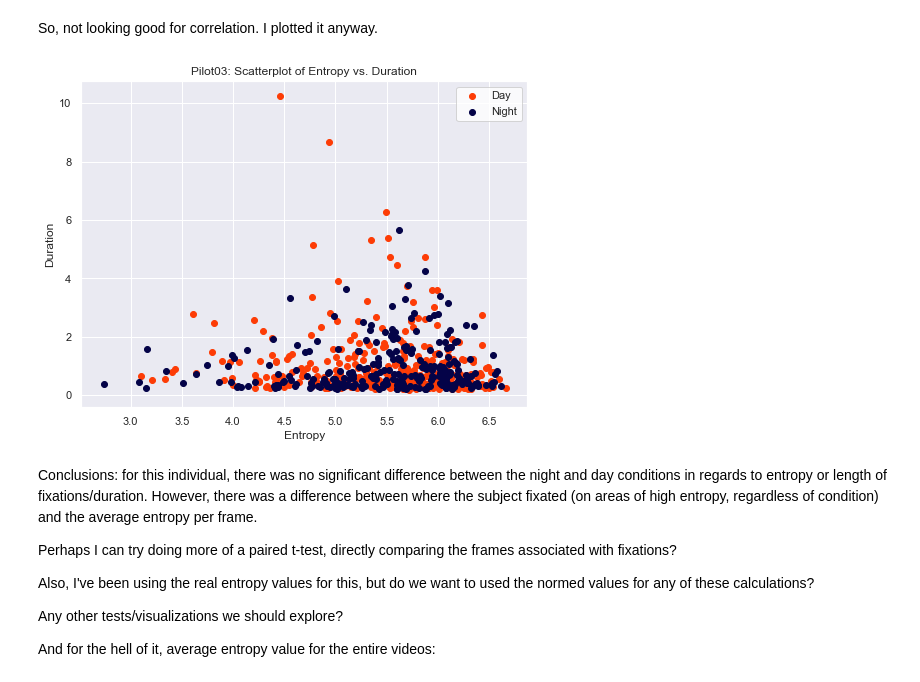
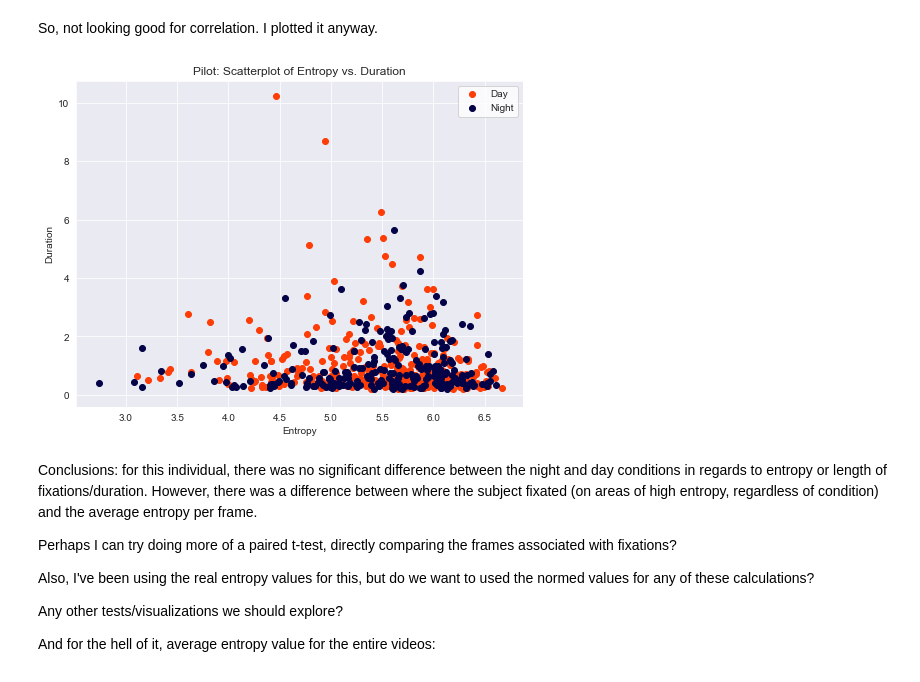
Before and after one commit to sydneykessler/street_view, a Jupyter notebook: entropy_plots.ipynb, the cells around one changed output. Drawn from its saved outputs; the diff is of its cells as text; code cells hidden in the pictures.

```diff
--- a/entropy_plots.ipynb
+++ b/entropy_plots.ipynb
@@ -3,17 +3,19 @@ from matplotlib import pyplot as plt
 from matplotlib import animation
 from numpy import genfromtxt
 import seaborn as sns
-sns.set()
 import numpy as np
 import pickle
 import scipy.stats as stats
 import pandas as pd
 import os
 import cv2
+import time
 # %%
 from get_entropy_values import get_frame_entropy_dist
 from get_entropy_values import get_one_entropy_val
 from get_entropy_values import write_animated_distribution
+
+sns.set_style("darkgrid")
 # %%
 # videos are stored elsewhere; this is the path to get to them
 vid_path = '/Users/sydney/Documents/Research/SCCN/street_view_vids'
@@ -222,19 +227,20 @@ So, not looking good for correlation. I plotted it anyway.
 # %%
 fig, ax = plt.subplots(figsize=(8,6))
 
 plt.scatter(p03_day.Ave_Entropy, p03_day.Duration, color='xkcd:red orange', label='Day')
 plt.scatter(p03_night.Ave_Entropy, p03_night.Duration, color='xkcd:night blue', label='Night')
 
 ax.legend(facecolor='w')
 ax.set_xlabel('Entropy')
 ax.set_ylabel('Duration')
 
-plt.title("Pilot03: Scatterplot of Entropy vs. Duration")
+plt.title("Pilot: Scatterplot of Entropy vs. Duration")
+
+fig.savefig('p03_ent_vs_duration.svg', format='svg')
+
 plt.show()
-
-fig.savefig('p03_ent_vs_duration.png', format='png')
 # %% [output]
-[figure, old version]
+[figure, new version]
 # %% [markdown]
 Conclusions: for this individual, there was no significant difference between the night and day conditions in regards to entropy or length of fixations/duration. However, there was a difference between where the subject fixated (on areas of high entropy, regardless of condition) and the average entropy per frame.
 
```
Also changed, not shown: parts of 36 cells of this notebook, 2 other files.
